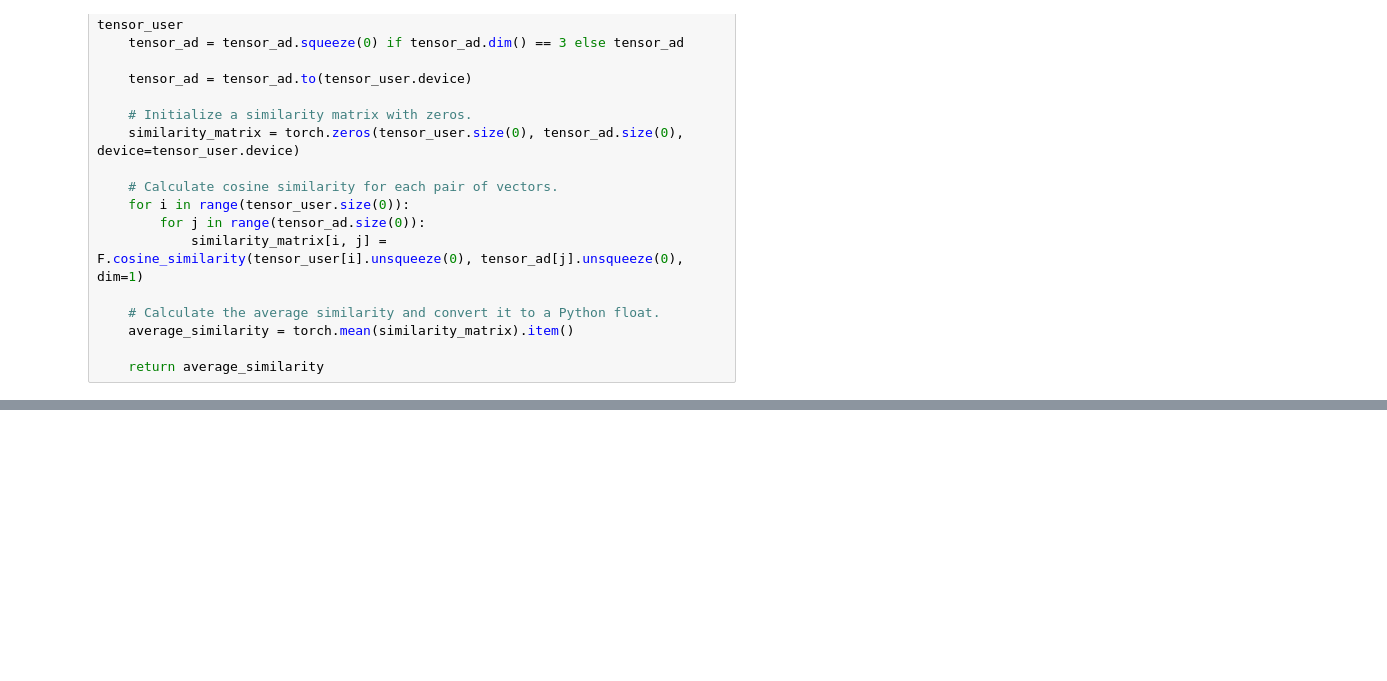
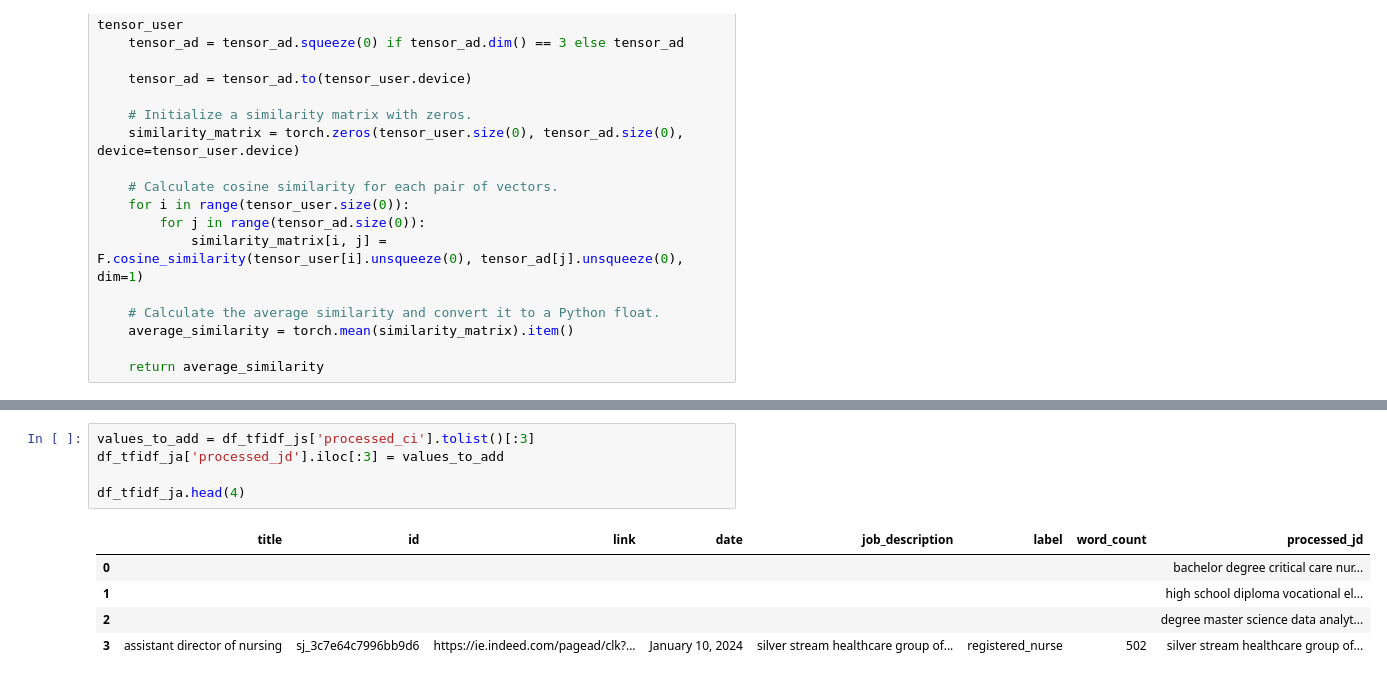
Before and after one commit to temulenbd/project-text-represetation-techniques, a Jupyter notebook: 4 cosine similarity score.ipynb, the cells around one changed output, grey strips where cells are left out. Drawn from its saved outputs; the diff is of its cells as text; blank space fills up the shorter version.

```diff
--- a/4 cosine similarity score.ipynb
+++ b/4 cosine similarity score.ipynb
@@ -471,0 +499,11 @@ sorted_user3.head()
+# %%
+values_to_add = df_tfidf_js['processed_ci'].tolist()[:3]
+df_tfidf_ja['processed_jd'].iloc[:3] = values_to_add
+
+df_tfidf_ja.head(4)
+# %% [output]
+|  | title | id | link | date | job_description | label | word_count | processed_jd |
+| 0 |  |  |  |  |  |  |  | bachelor degree critical care nur... |
+| 1 |  |  |  |  |  |  |  | high school diploma vocational el... |
+| 2 |  |  |  |  |  |  |  | degree master science data analyt... |
+| 3 | assistant director of nursing | sj_3c7e64c7996bb9d6 | https://ie.indeed.com/pagead/clk?... | January 10, 2024 | silver stream healthcare group of... | registered_nurse | 502 | silver stream healthcare group of... |
```
Also changed, not shown: parts of 126 cells of this notebook, 9 other files.
